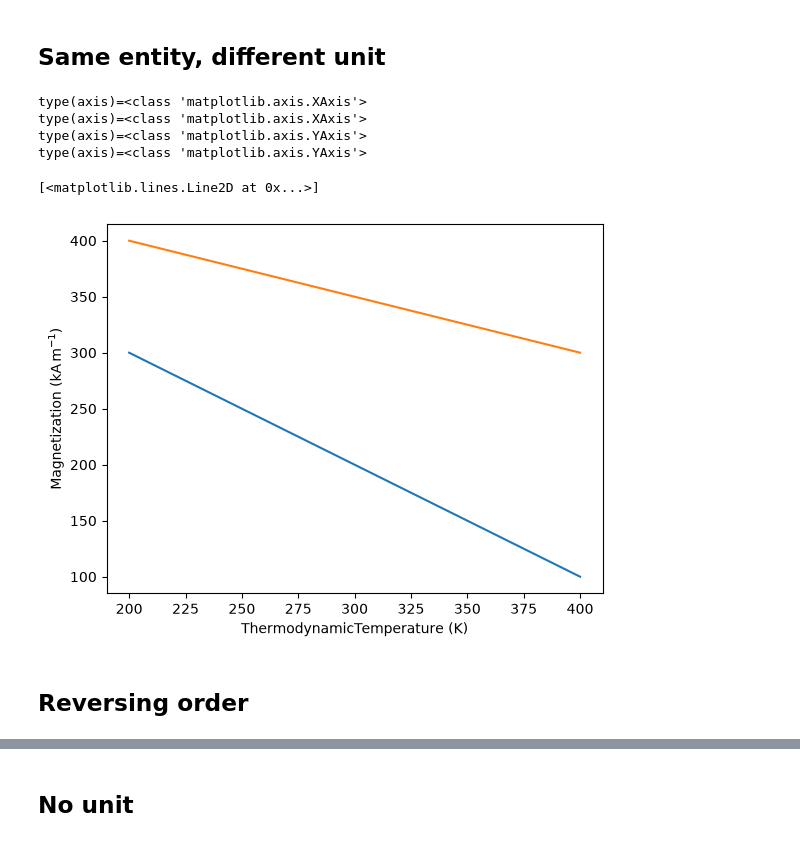
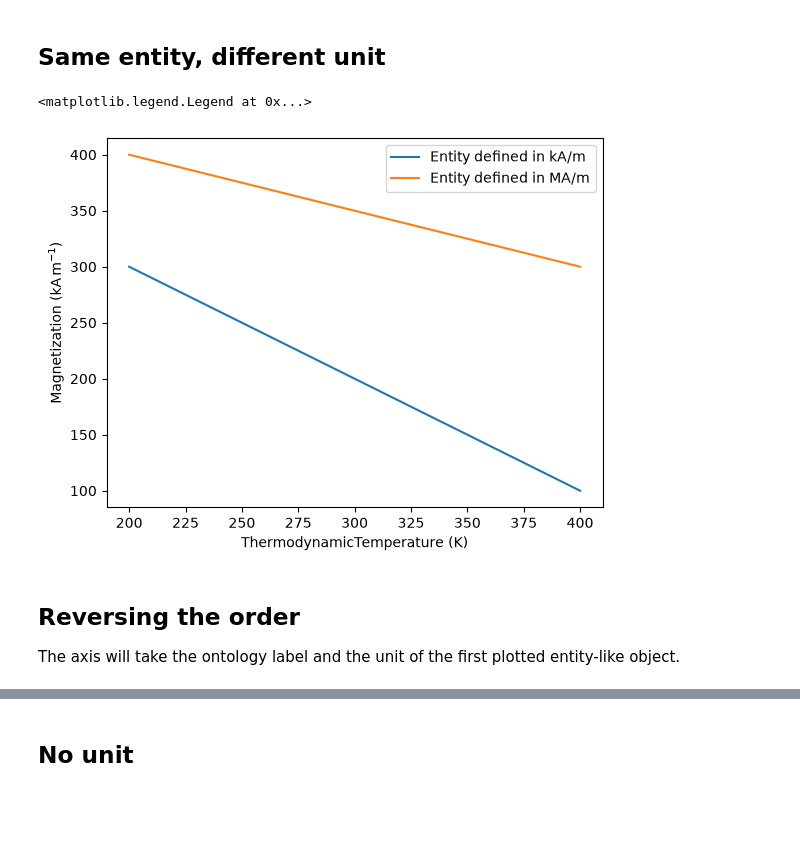
Before and after one commit to MaMMoS-project/mammos-entity, a Jupyter notebook: examples/plotting.ipynb, the cells around one changed output, grey strips where cells are left out. Drawn from its saved outputs; the diff is of its cells as text; code cells hidden in the pictures; blank space fills up the shorter version.

```diff
--- a/examples/plotting.ipynb
+++ b/examples/plotting.ipynb
@@ -14,18 +19,22 @@ We enable the unit-aware plotting of `Entity` and `Quantity` objects:
 me.enable_plotting()
 # %% [output]
 <mammos_entity.plotting.EntityLikeConverter at 0x...>
+# %%
+T = me.Entity("ThermodynamicTemperature", [200, 300, 400], "K")
+M_1 = me.Entity("Magnetization", [300, 200, 100], "kA/m")
+M_2 = me.Entity("Magnetization", [0.4, 0.35, 0.3], "MA/m")
+B = me.Entity("MagneticFluxDensity", [250, 250, 250], "mT")
 # %% [markdown]
 ## Same entity, different unit
 # %%
-plt.plot(me.T([200, 300, 400]), me.M([300, 200, 100], "kA/m"))
-plt.plot(me.T([200, 300, 400]), me.M([0.4, 0.35, 0.3], "MA/m"))
+plt.plot(T, M_1, label="Entity defined in kA/m")
+plt.plot(T, M_2, label="Entity defined in MA/m")
+plt.legend()
 # %% [output]
-type(axis)=<class 'matplotlib.axis.XAxis'>
-type(axis)=<class 'matplotlib.axis.XAxis'>
-type(axis)=<class 'matplotlib.axis.YAxis'>
-type(axis)=<class 'matplotlib.axis.YAxis'>
+<matplotlib.legend.Legend at 0x...>
-[<matplotlib.lines.Line2D at 0x...>]
-[figure, old version]
+[figure, new version]
 # %% [markdown]
-## Reversing order
+## Reversing the order
+
+The axis will take the ontology label and the unit of the first plotted entity-like object.
 # %%
```
Also changed, not shown: parts of 33 cells of this notebook.
